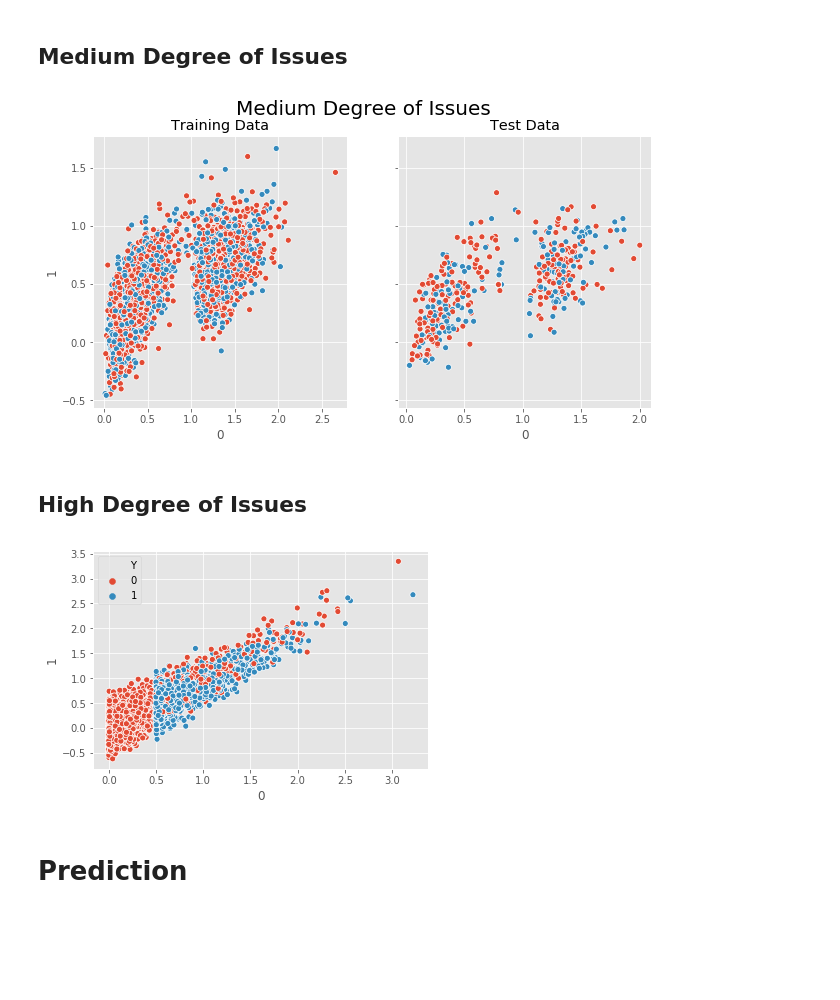
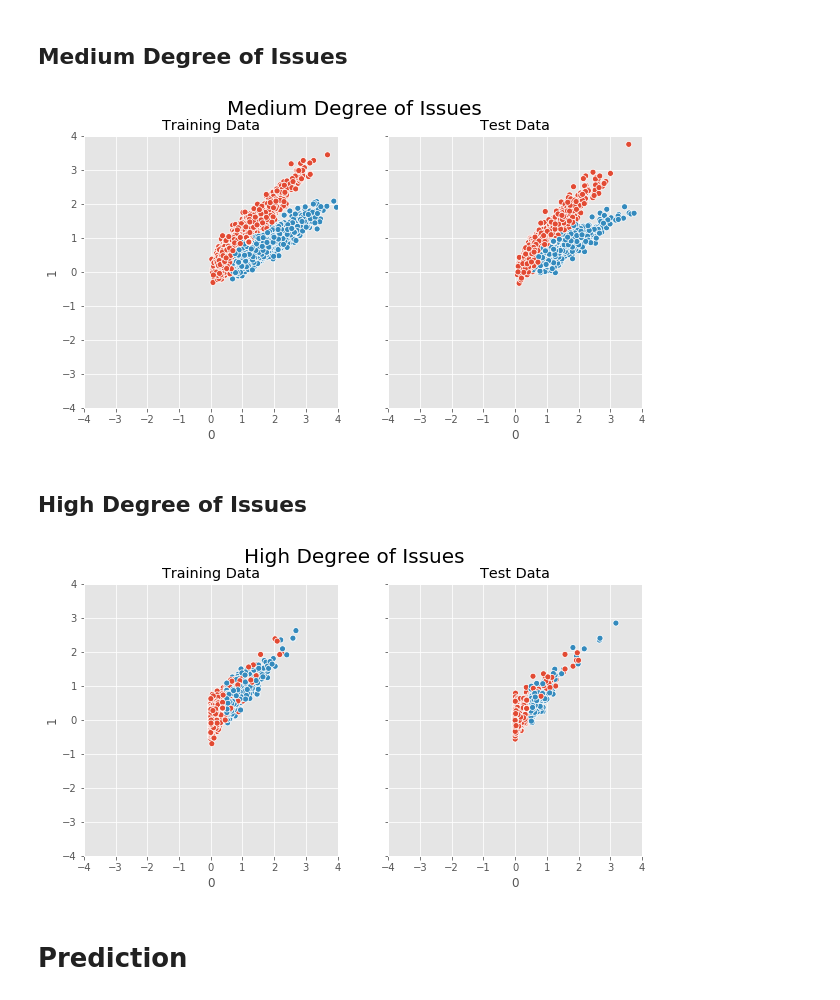
Before and after one commit to areichel90/DS5220-NaiveBayes, a Jupyter notebook: Combined Issues.ipynb, the cells around one changed output. Drawn from its saved outputs; the diff is of its cells as text; code cells hidden in the pictures; blank space fills up the shorter version.

```diff
--- a/Combined Issues.ipynb
+++ b/Combined Issues.ipynb
@@ -146,15 +216,15 @@ ax[1].get_legend().remove()
 # %%
 classImbalance = .25
 nanPercentage = .25
-classSeparation = 1
-df_med = generateDataFrame(features=2,informative=2,classImbalance = classImbalance, classSeparation = classSeparation )
+classSeparation = .5
+df_med = generateDataFrame(features=2,informative=1,classImbalance = classImbalance, classSeparation = classSeparation )
 
 #Function to transform the 'skewed' class 1 observations
 def addClassSeparation(x):
     return x+classSeparation
 #Replace column 0 with skewed data (chi square distribution)
 #Degrees free around 7 looks a little normal, but a little skewed. Dividing by 20 keeps it within 0-3
-df_med = replaceColumnWithSkewedData(df_med,0,transformFunc=addClassSeparation, degreesFree = 7, scaling = 20)
+df_med = replaceColumnWithSkewedData(df_med,0,transformFunc=addClassSeparation, degreesFree = 7, scaling = 7)
 
 #Returns data for destination column based on source column
 def class1TransformFunc(source):
@@ -165,17 +235,16 @@ df_med = replaceColumnWithCollinearColumn(df_med,sourceColumn=0, targetColumn=1,
                                       , class0TransformFunc=class0TransformFunc)
 
 #Train/test split
-X = df_med.iloc[:,0:len(df_med.columns)-1] #grab only the features, assumes label is the last column
-Y = df_med["Y"]
+X = df_med.iloc[:,0:len(df_med.columns)-1].values #grab only the features, assumes label is the last column
+Y = df_med["Y"].values
 
 X_train_med, X_test_med, Y_train_med, Y_test_med = train_test_split(X, Y, test_size=0.25) #add random_state=1 later
 
 #Generate missing values from data (have to run this after train/test split for some reason)
-X_train_med = createNaNValues(X_train_med, probability = nanPercentage)
-X_test_med = createNaNValues(X_test_med, probability = nanPercentage)
+X_train_med = createNaNValues(pd.DataFrame(X_train_med), probability = nanPercentage)
+X_test_med = createNaNValues(pd.DataFrame(X_test_med), probability = nanPercentage)
 
 #Impute values using mean. Must run this after train/test split (can't use train data for mean of test data)
-#TODO - impute seems a bit off
 X_train_med = pd.DataFrame(SimpleFill().fit_transform(X_train_med))
 X_test_med = pd.DataFrame(SimpleFill().fit_transform(X_test_med))
 
@@ -183,6 +252,10 @@ X_test_med = pd.DataFrame(SimpleFill().fit_transform(X_test_med))
 fig, ax = plt.subplots(1, 2, sharex='col', sharey='row')
 fig.set_size_inches(10, 5)
 plt.suptitle("Medium Degree of Issues", fontsize=20)
+ax[0].set_ylim([-4,4])
+ax[0].set_xlim([-4,4])
+ax[1].set_ylim([-4,4])
+ax[1].set_xlim([-4,4])
 
 ax[0].set_title("Training Data")
 
@@ -193,47 +266,62 @@ ax[1].set_title("Test Data")
 sns.scatterplot(x=X_test_med[0],y=X_test_med[1],hue=Y_test_med, ax=ax[1])
 ax[1].get_legend().remove()
 # %% [output]
-[figure, old version]
+[figure, new version]
 # %% [markdown]
 ## High Degree of Issues
 # %%
 classImbalance = .5
 nanPercentage = .5
 classSeparation = .5
-df_high = generateDataFrame(features=2,informative=2,classImbalance = classImbalance, classSeparation = classSeparation )
+df_high = generateDataFrame(features=2,informative=1,classImbalance = classImbalance, classSeparation = classSeparation )
 
 #Function to transform the 'skewed' class 1 observations
 def addClassSeparation(x):
     return x+classSeparation
 #Replace column 0 with skewed data (chi square distribution)
 #Degrees free around 1 is highly skewed
 df_high = replaceColumnWithSkewedData(df_high,0,transformFunc=addClassSeparation, degreesFree = 1, scaling = 5)
 
 def class1TransformFunc(source):
     return source*.9
 def class0TransformFunc(source):
     return source
 df_high = replaceColumnWithCollinearColumn(df_high,sourceColumn=0, targetColumn=1, noiseStd=.2, class1TransformFunc=class1TransformFunc\
                                       , class0TransformFunc=class0TransformFunc)
 
 #Train/test split
-X = df_high.iloc[:,0:len(df_high.columns)-1] #grab only the features, assumes label is the last column
-Y = df_high["Y"]
+X = df_high.iloc[:,0:len(df_high.columns)-1].values #grab only the features, assumes label is the last column
+Y = df_high["Y"].values
 
 X_train_high, X_test_high, Y_train_high, Y_test_high = train_test_split(X, Y, test_size=0.25) #add random_state=1 later
 
 #Generate missing values from data (have to run this after train/test split for some reason)
-X_train_high = createNaNValues(X_train_high, probability = nanPercentage)
-X_test_high = createNaNValues(X_test_high, probability = nanPercentage)
+X_train_high = createNaNValues(pd.DataFrame(X_train_high), probability = nanPercentage)
+X_test_high = createNaNValues(pd.DataFrame(X_test_high), probability = nanPercentage)
 
 #Impute values using mean. Must run this after train/test split (can't use train data for mean of test data)
 X_train_high = pd.DataFrame(SimpleFill().fit_transform(X_train_high))
 X_test_high = pd.DataFrame(SimpleFill().fit_transform(X_test_high))
 
-sns.scatterplot(x=0,y=1,hue="Y",data=df_high)
-plt.show()
+#Plotting
+fig, ax = plt.subplots(1, 2, sharex='col', sharey='row')
+fig.set_size_inches(10, 5)
+plt.suptitle("High Degree of Issues", fontsize=20)
+ax[0].set_ylim([-4,4])
+ax[0].set_xlim([-4,4])
+ax[1].set_ylim([-4,4])
+ax[1].set_xlim([-4,4])
+
+ax[0].set_title("Training Data")
+
+sns.scatterplot(x=X_train_high[0],y=X_train_high[1],hue=Y_train_high, ax=ax[0])
+ax[0].get_legend().remove()
+ax[1].set_title("Test Data")
+
+sns.scatterplot(x=X_test_high[0],y=X_test_high[1],hue=Y_test_high, ax=ax[1])
+ax[1].get_legend().remove()
 # %% [output]
-[figure, old version]
+[figure, new version]
 # %% [markdown]
 # Prediction
 # %% [markdown]
```
Also changed, not shown: parts of 12 cells of this notebook.
